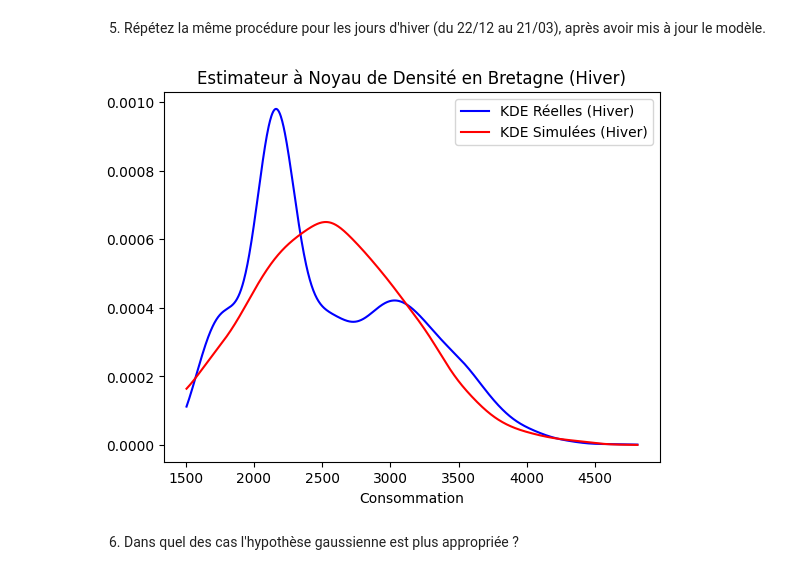
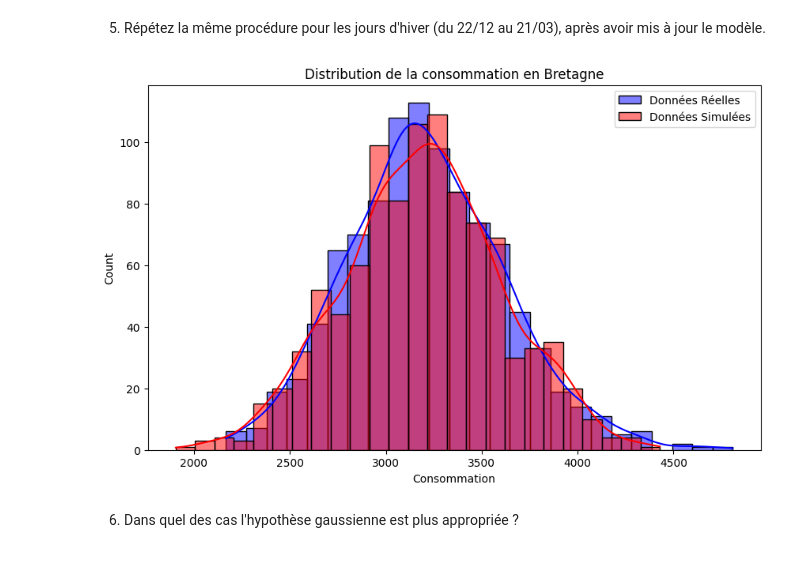
Before and after one commit to Etyl/MDI220, a Jupyter notebook: projet_MDI220.ipynb, the cells around one changed output. Cells and saved outputs as stored; diff of their text form; code cells hidden in the pictures.

```diff
--- a/projet_MDI220.ipynb
+++ b/projet_MDI220.ipynb
@@ -158,22 +144,16 @@ plt.show()
 # %% [markdown]
 4. Tracez l'estimateur à noyau de la densité  *kde* (kernel density estimate) des données réelles et des données générées sur la même figure.
 # %%
-# Estimation de la densité par noyau (KDE) pour les données réelles
-kde_reelles = gaussian_kde(df_region.consumption)
+# Affichage des nouvelles données générées
+plt.figure(figsize=(10, 6))
 
-# Estimation de la densité par noyau (KDE) pour les données générées
-kde_simulees = gaussian_kde(donnees_simulees)
+# Histogramme des données réelles
+sns.histplot(df_region.consumption, kde=True, color='blue', label='Données Réelles')
 
-# Génération de points pour le tracé de la KDE
-x = np.linspace(df_region.consumption.min(), df_region.consumption.max(), 1000)
+# Histogramme des données générées
+sns.histplot(donnees_simulees, kde=True, color='red', label='Données Simulées')
 
-# Tracé de la KDE des données réelles
-plt.plot(x, kde_reelles(x), label='KDE Réelles', color='blue')
-
-# Tracé de la KDE des données générées
-plt.plot(x, kde_simulees(x), label='KDE Simulées', color='red')
-
-plt.title(f'Estimateur à Noyau de Densité en {region}')
+plt.title(f'Distribution de la consommation en {region}')
 plt.xlabel('Consommation')
 plt.legend()
 plt.show()
@@ -183,40 +163,32 @@ plt.show()
 5. Répétez la même procédure pour les jours d'hiver (du 22/12 au 21/03), après avoir mis à jour le modèle.
 # %%
 # Filtrer les jours d'hiver
-df_hiver = df[(df['date'] >= '22/12') | (df['date'] <= '21/03')]
-
-# Sélection de la région
-region_hiver = "Bretagne"
-df_region_hiver = df_hiver[df_hiver.region == region_hiver]
+df_region_hiver = pd.DataFrame()
+for year in range(2012, int(str(np.datetime64("now"))[:4])+1):
+    df_region_hiver = pd.concat([df_region_hiver, df_region[((df_region["date"] >= f"{year}-12-22")) & (df_region["date"] <= f"{year+1}-03-22")]])
 
 # Calcul de la moyenne et de la variance
 moyenne_hiver = df_region_hiver.consumption.sum() / df_region_hiver.consumption.count()
 variance_hiver = sum((x - moyenne_hiver) ** 2 for x in df_region_hiver.consumption) / (df_region_hiver.consumption.count() - 1)
 
 # Génération de nouvelles données avec un modèle gaussien pour les jours d'hiver
-donnees_simulees_hiver = np.random.normal(loc=moyenne_hiver, scale=np.sqrt(variance_hiver), size=df_region_hiver.consumption.count())
+donnees_simulees_hiver = norm.rvs(loc=moyenne_hiver, scale=np.sqrt(variance_hiver), size=df_region_hiver.consumption.count())
 
-# Estimation de la densité par noyau (KDE) pour les données réelles des jours d'hiver
-kde_reelles_hiver = gaussian_kde(df_region_hiver.consumption)
+# Affichage des nouvelles données générées
+plt.figure(figsize=(10, 6))
 
-# Estimation de la densité par noyau (KDE) pour les données générées des jours d'hiver
-kde_simulees_hiver = gaussian_kde(donnees_simulees_hiver)
+# Histogramme des données réelles
+sns.histplot(df_region_hiver.consumption, kde=True, color='blue', label='Données Réelles')
 
-# Génération de points pour le tracé de la KDE des jours d'hiver
-x_hiver = np.linspace(df_region_hiver.consumption.min(), df_region_hiver.consumption.max(), 1000)
+# Histogramme des données générées
+sns.histplot(donnees_simulees_hiver, kde=True, color='red', label='Données Simulées')
 
-# Tracé de la KDE des données réelles des jours d'hiver
-plt.plot(x_hiver, kde_reelles_hiver(x_hiver), label='KDE Réelles (Hiver)', color='blue')
-
-# Tracé de la KDE des données générées des jours d'hiver
-plt.plot(x_hiver, kde_simulees_hiver(x_hiver), label='KDE Simulées (Hiver)', color='red')
-
-plt.title(f'Estimateur à Noyau de Densité en {region_hiver} (Hiver)')
+plt.title(f'Distribution de la consommation en {region}')
 plt.xlabel('Consommation')
 plt.legend()
 plt.show()
 # %% [output]
-[figure, old version]
+[figure, new version]
 # %% [markdown]
 6. Dans quel des cas l'hypothèse gaussienne est plus appropriée ?
 # %% [markdown]
```
Also changed, not shown: parts of 10 cells of this notebook.
